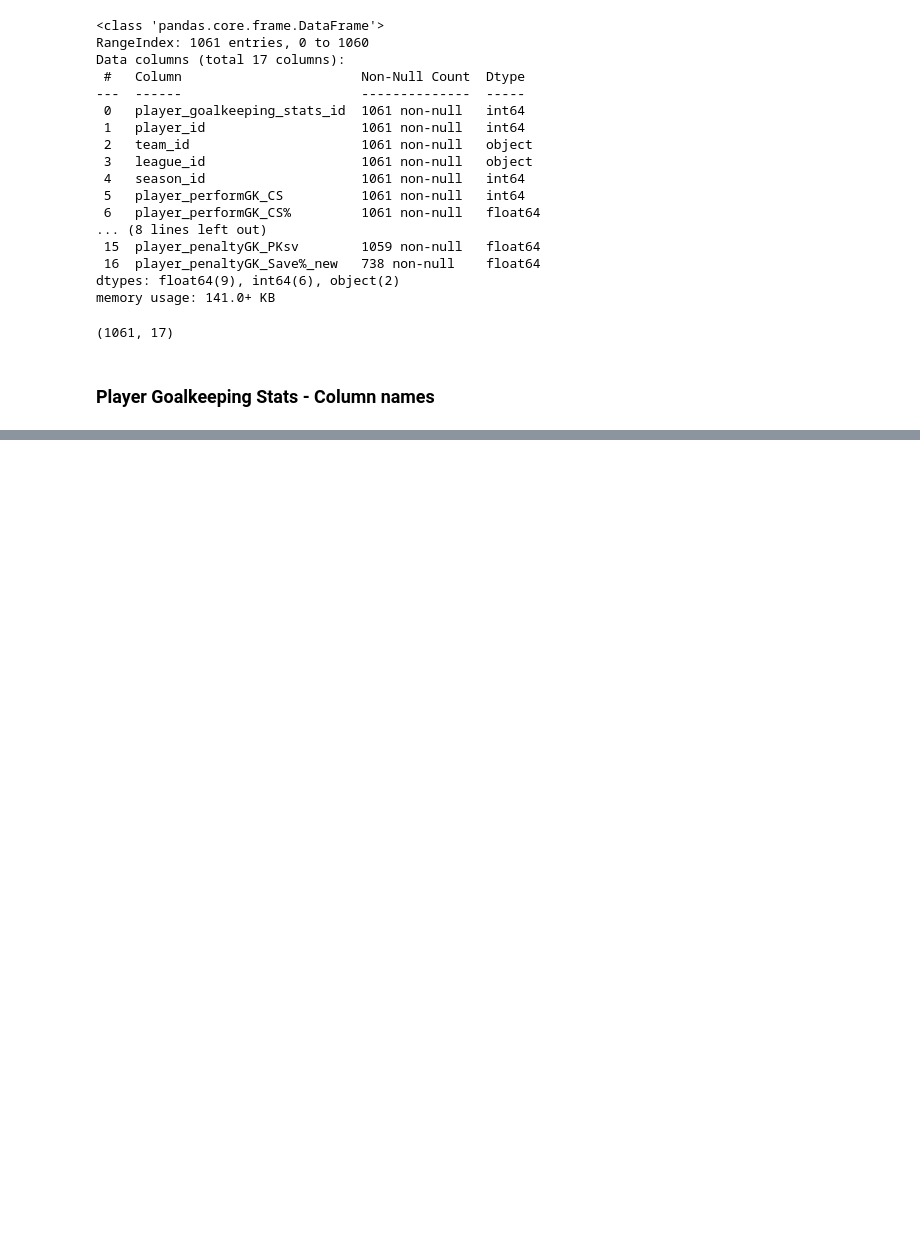
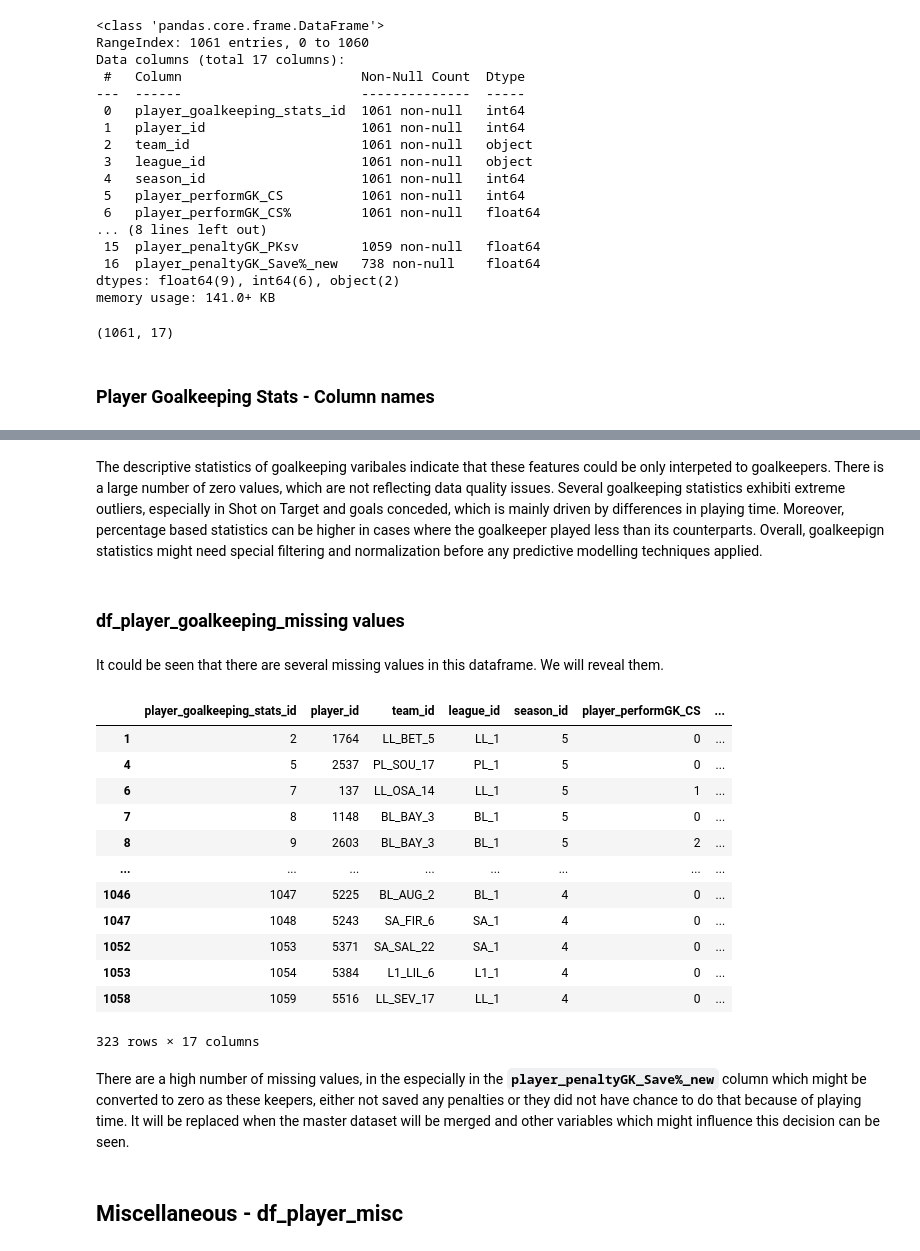
Before and after one commit to sanyi1998/Sandor_Varsanyi_CAPB352_BDA_Project_2025, a Jupyter notebook: Sandor_Varsanyi_CAPB352_final_project.ipynb, the cells around one changed output, grey strips where cells are left out. Drawn from its saved outputs; the diff is of its cells as text; code cells hidden in the pictures; blank space fills up the shorter version.

```diff
--- a/Sandor_Varsanyi_CAPB352_final_project.ipynb
+++ b/Sandor_Varsanyi_CAPB352_final_project.ipynb
@@ -796,0 +841,26 @@ df_player_goalkeeping.shape
+# %% [markdown]
+The descriptive statistics of goalkeeping varibales indicate that these features could be only interpeted to goalkeepers. There is a large number of zero values, which are not reflecting data quality issues. Several goalkeeping statistics exhibiti extreme outliers, especially in Shot on Target  and goals conceded, which is mainly driven by differences in playing time. Moreover, percentage based statistics can be higher in cases where the goalkeeper played less than its counterparts. Overall, goalkeepign statistics might need special filtering and normalization before any predictive modelling techniques applied.
+# %% [markdown]
+### df_player_goalkeeping_missing values
+# %% [markdown]
+It could be seen that there are several missing values in this dataframe. We will reveal them.
+# %%
+df_player_goalkeeping[df_player_goalkeeping.isna().any(axis=1)]
+# %% [output]
+|  | player_goalkeeping_stats_id | player_id | team_id | league_id | season_id | player_performGK_CS | ... |
+| 1 | 2 | 1764 | LL_BET_5 | LL_1 | 5 | 0 | ... |
+| 4 | 5 | 2537 | PL_SOU_17 | PL_1 | 5 | 0 | ... |
+| 6 | 7 | 137 | LL_OSA_14 | LL_1 | 5 | 1 | ... |
+| 7 | 8 | 1148 | BL_BAY_3 | BL_1 | 5 | 0 | ... |
+| 8 | 9 | 2603 | BL_BAY_3 | BL_1 | 5 | 2 | ... |
+| ... | ... | ... | ... | ... | ... | ... | ... |
+| 1046 | 1047 | 5225 | BL_AUG_2 | BL_1 | 4 | 0 | ... |
+| 1047 | 1048 | 5243 | SA_FIR_6 | SA_1 | 4 | 0 | ... |
+| 1052 | 1053 | 5371 | SA_SAL_22 | SA_1 | 4 | 0 | ... |
+| 1053 | 1054 | 5384 | L1_LIL_6 | L1_1 | 4 | 0 | ... |
+| 1058 | 1059 | 5516 | LL_SEV_17 | LL_1 | 4 | 0 | ... |
+323 rows × 17 columns
+# %% [markdown]
+There are a high number of missing values, in the especially in the **`player_penaltyGK_Save%_new`** column which might be converted to zero as these keepers, either not saved any penalties or they did not have chance to do that because of playing time. It will be replaced when the master dataset will be merged and other variables which might influence this decision can be seen.
+# %% [markdown]
+## **Miscellaneous - df_player_misc**
```
Also changed, not shown: parts of 19 cells of this notebook.
